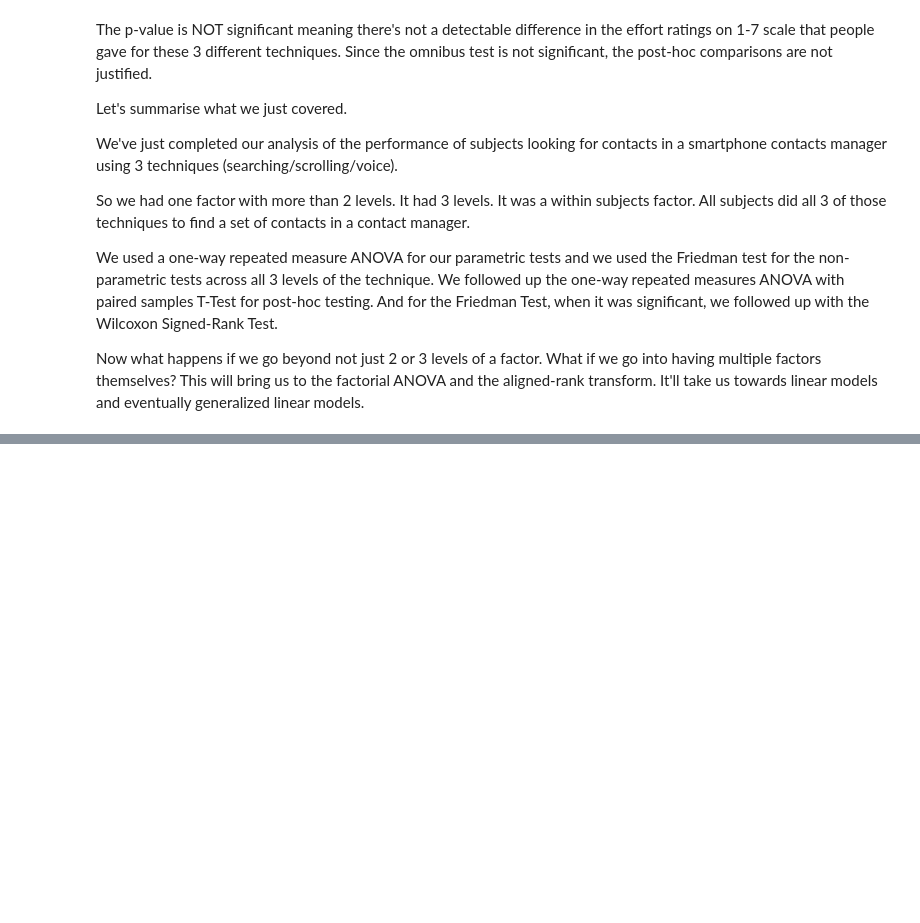
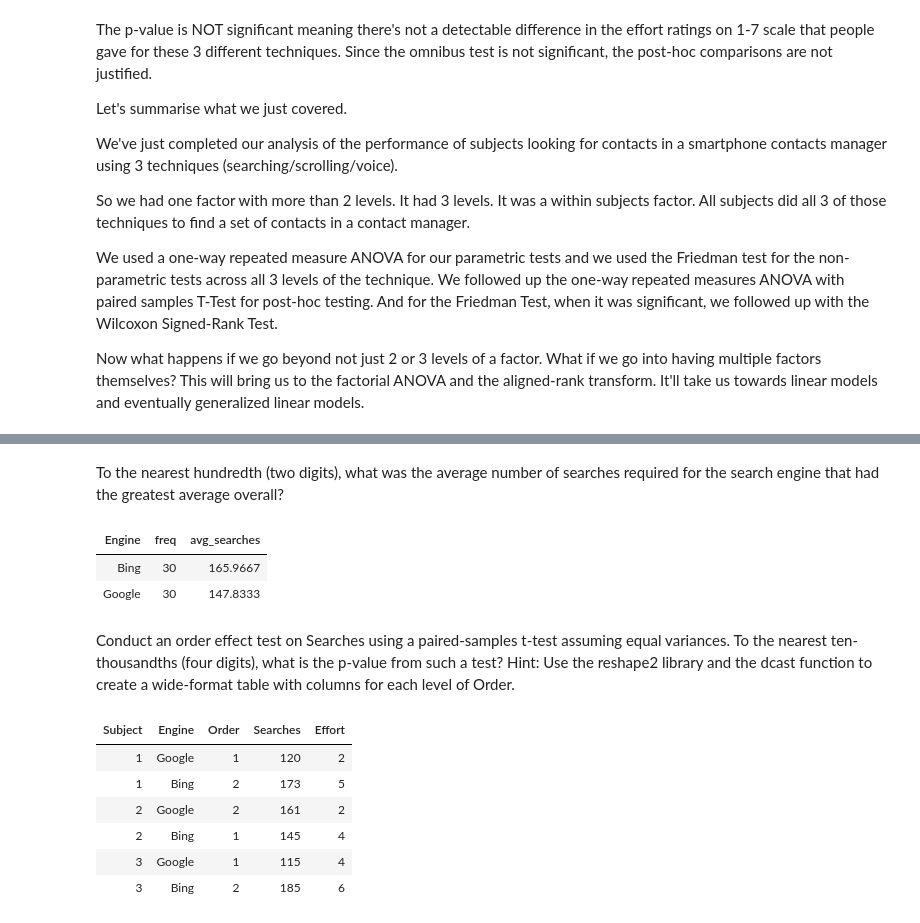
Before and after one commit to iamjz/R-Data, a Jupyter notebook: Designing, Running, and Analyzing Experiments/Week 06.ipynb, the cells around one changed output, grey strips where cells are left out. Drawn from its saved outputs; the diff is of its cells as text; code cells hidden in the pictures; blank space fills up the shorter version.

```diff
--- a/Designing, Running, and Analyzing Experiments/Week 06.ipynb
+++ b/Designing, Running, and Analyzing Experiments/Week 06.ipynb
@@ -869,0 +885,5 @@ Now what happens if we go beyond not just 2 or 3 levels of a factor. What if we
+# %%
+df$Subject <- as.factor(df$Subject)
+df$Order <- as.factor(df$Order)
+
+summary(df)
@@ -869,0 +899,2 @@ Now what happens if we go beyond not just 2 or 3 levels of a factor. What if we
+# %% [markdown]
+To the nearest hundredth (two digits), what was the average number of searches required for the search engine that had the greatest average overall?
@@ -869,0 +903,21 @@ Now what happens if we go beyond not just 2 or 3 levels of a factor. What if we
+# %%
+df %>%
+    group_by(Engine) %>%
+    summarise(freq = n(),
+                 avg_searches = mean(Searches))
+# %% [output]
+| Engine | freq | avg_searches |
+| Bing | 30 | 165.9667 |
+| Google | 30 | 147.8333 |
+# %% [markdown]
+Conduct an order effect test on Searches using a paired-samples t-test assuming equal variances. To the nearest ten-thousandths (four digits), what is the p-value from such a test? Hint: Use the reshape2 library and the dcast function to create a wide-format table with columns for each level of Order.
+# %%
+head(df)
+# %% [output]
+| Subject | Engine | Order | Searches | Effort |
+| 1 | Google | 1 | 120 | 2 |
+| 1 | Bing | 2 | 173 | 5 |
+| 2 | Google | 2 | 161 | 2 |
+| 2 | Bing | 1 | 145 | 4 |
+| 3 | Google | 1 | 115 | 4 |
+| 3 | Bing | 2 | 185 | 6 |
```
Also changed, not shown: parts of 43 cells of this notebook.
